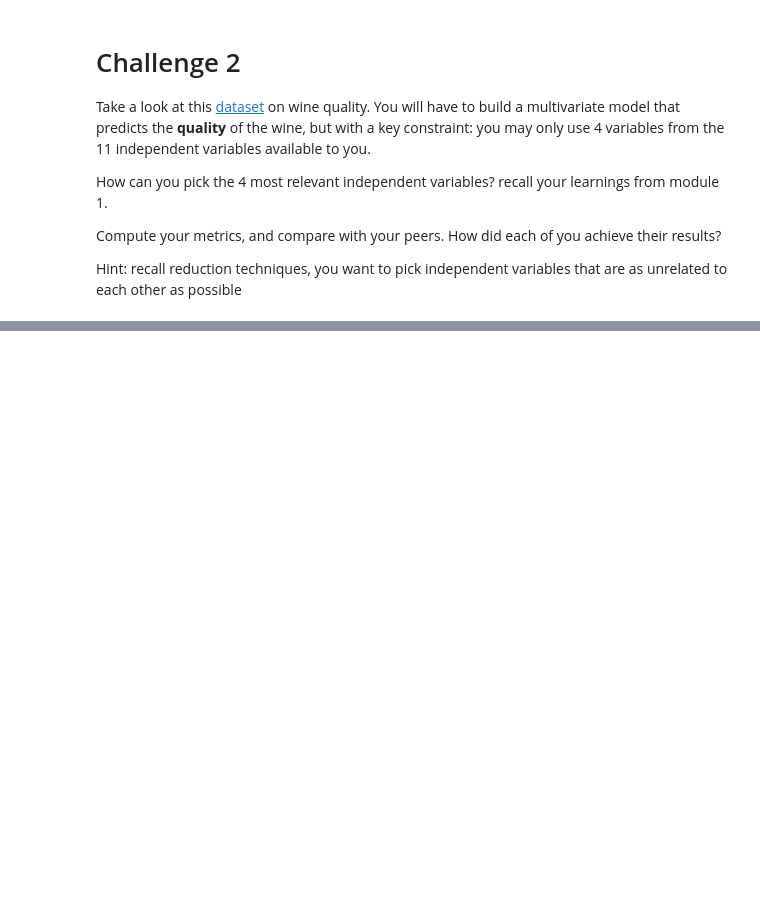
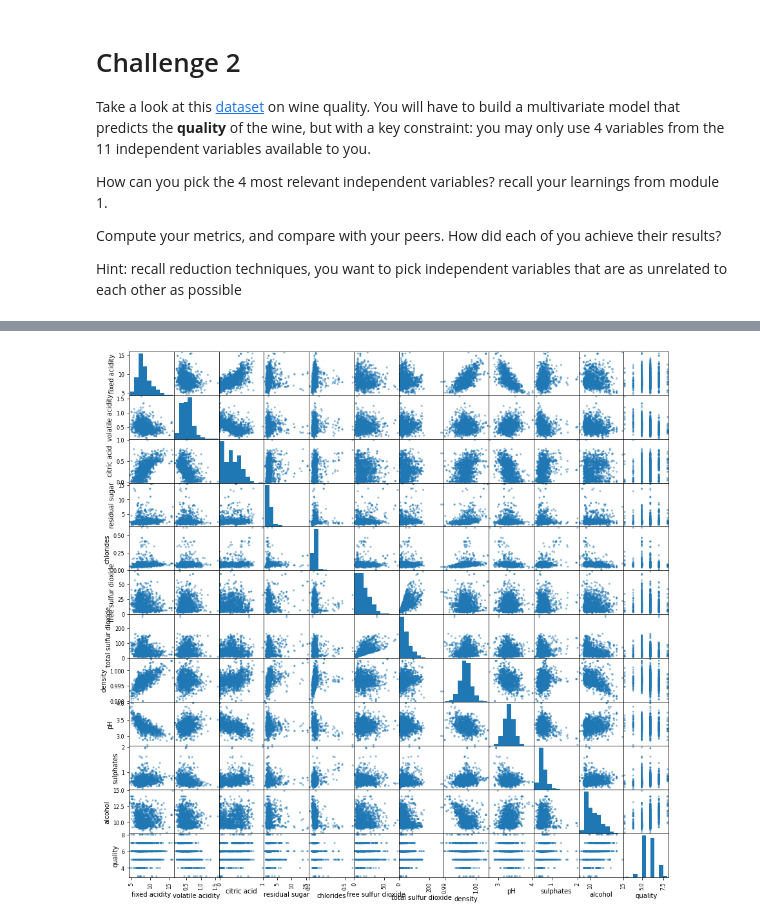
Before and after one commit to abel-keya/moringa-school-projects, a Jupyter notebook: Linear_regression_intro.ipynb, the cells around one changed output, grey strips where cells are left out. Cells and saved outputs as stored; diff of their text form; code cells hidden in the pictures; blank space fills up the shorter version.

```diff
--- a/Linear_regression_intro.ipynb
+++ b/Linear_regression_intro.ipynb
@@ -208,0 +249,4 @@ wine.describe()
+# %%
+pd.plotting.scatter_matrix(wine,figsize=(15,15));
+# %% [output]
+[figure, added]
```
Also changed, not shown: parts of 21 cells of this notebook.
